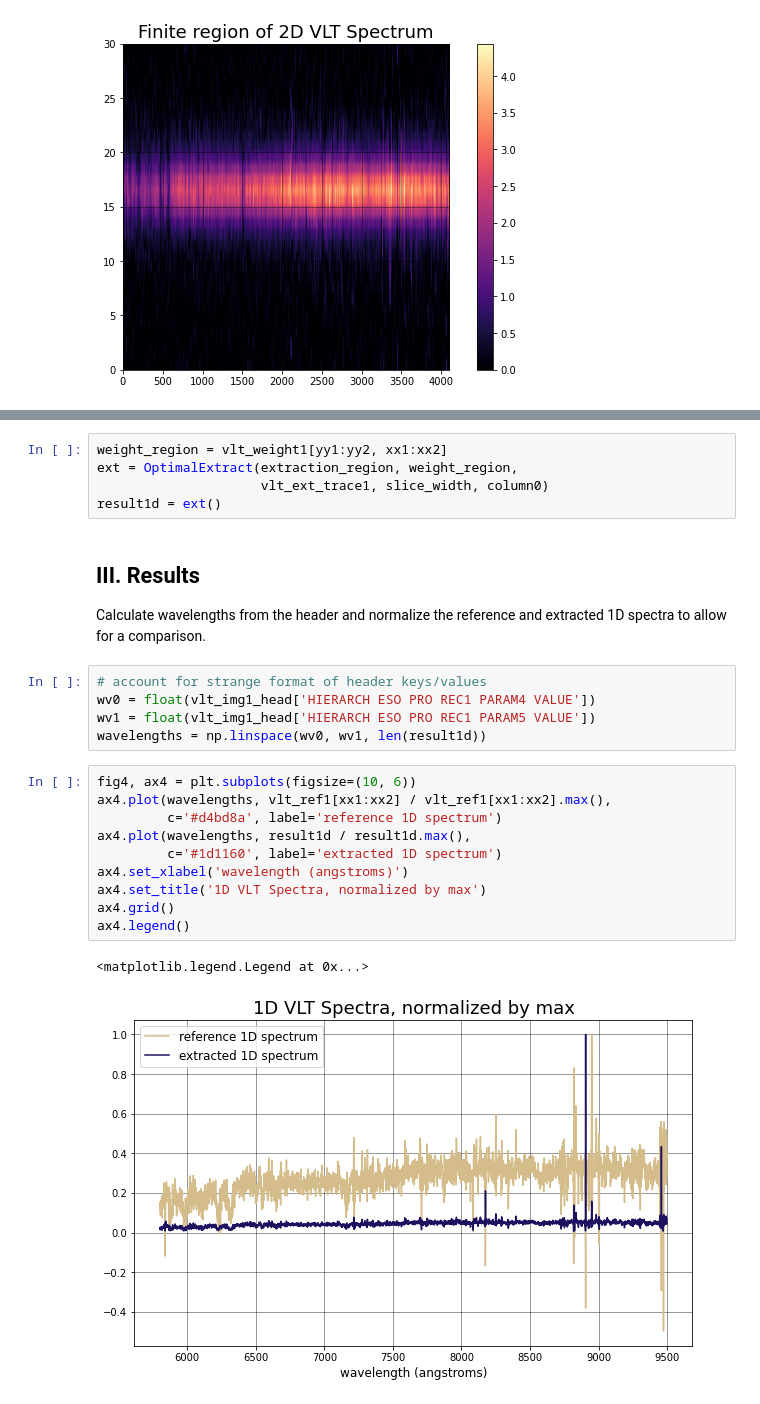
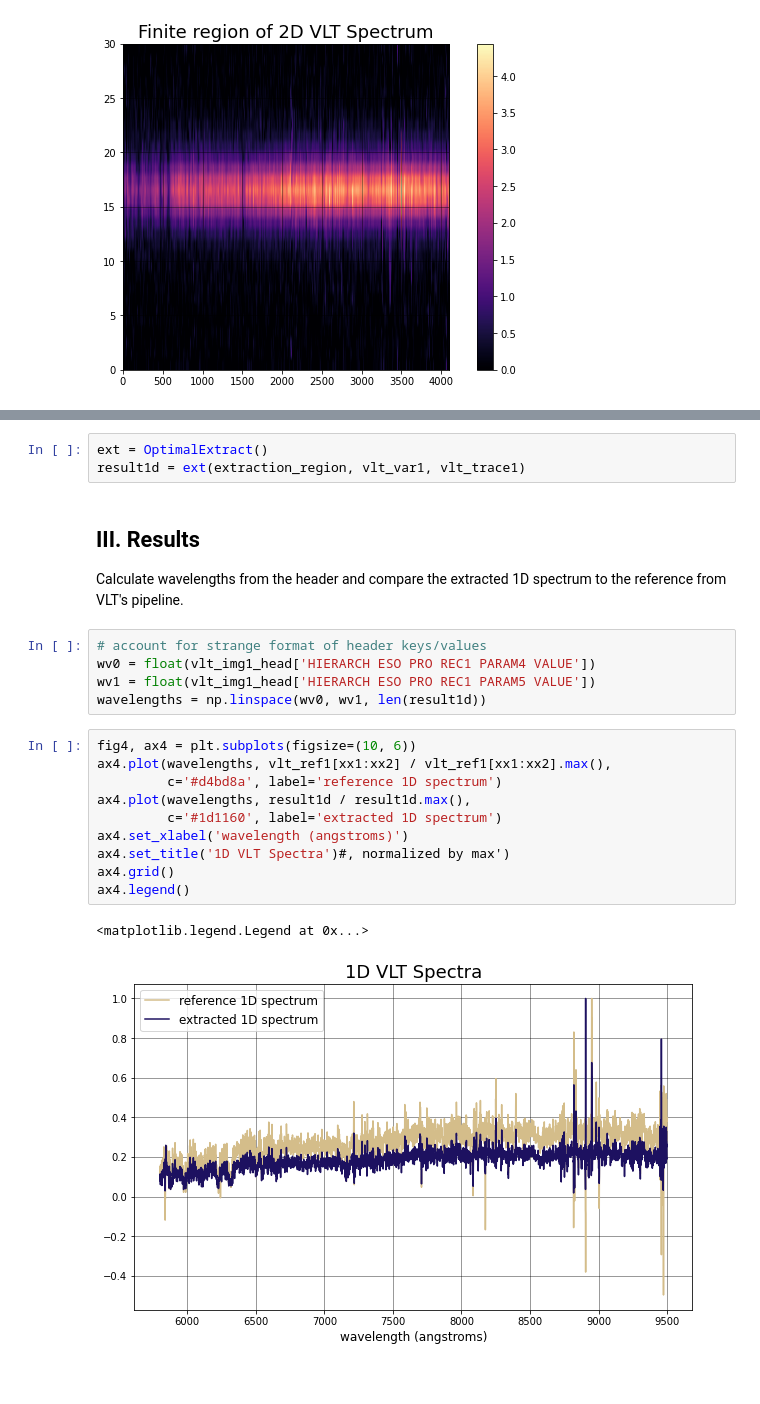
Before and after one commit to astropy/specreduce, a Jupyter notebook: notebook_sandbox/horne_extract/optimal_extract_VLT.ipynb, the cells around one changed output, grey strips where cells are left out. Saved outputs shown, nothing was run; the diff lists cells and outputs as text.

```diff
--- a/notebook_sandbox/horne_extract/optimal_extract_VLT.ipynb
+++ b/notebook_sandbox/horne_extract/optimal_extract_VLT.ipynb
@@ -328,27 +299,25 @@ class HorneExtract(OptimalExtract):
 # %%
-weight_region = vlt_weight1[yy1:yy2, xx1:xx2]
-ext = OptimalExtract(extraction_region, weight_region,
-                     vlt_ext_trace1, slice_width, column0)
-result1d = ext()
+ext = OptimalExtract()
+result1d = ext(extraction_region, vlt_var1, vlt_trace1)
 # %% [markdown]
 ## III. Results
-Calculate wavelengths from the header and normalize the reference and extracted 1D spectra to allow for a comparison.
+Calculate wavelengths from the header and compare the extracted 1D spectrum to the reference from VLT's pipeline.
 # %%
 # account for strange format of header keys/values
 wv0 = float(vlt_img1_head['HIERARCH ESO PRO REC1 PARAM4 VALUE'])
 wv1 = float(vlt_img1_head['HIERARCH ESO PRO REC1 PARAM5 VALUE'])
 wavelengths = np.linspace(wv0, wv1, len(result1d))
-# %%
-fig4, ax4 = plt.subplots(figsize=(10, 6))
-ax4.plot(wavelengths, vlt_ref1[xx1:xx2] / vlt_ref1[xx1:xx2].max(),
-         c='#d4bd8a', label='reference 1D spectrum')
-ax4.plot(wavelengths, result1d / result1d.max(),
-         c='#1d1160', label='extracted 1D spectrum')
-ax4.set_xlabel('wavelength (angstroms)')
-ax4.set_title('1D VLT Spectra, normalized by max')
-ax4.grid()
-ax4.legend()
-# %% [output]
-<matplotlib.legend.Legend at 0x...>
-[figure, removed]
+# %%
+fig4, ax4 = plt.subplots(figsize=(10, 6))
+ax4.plot(wavelengths, vlt_ref1[xx1:xx2] / vlt_ref1[xx1:xx2].max(),
+         c='#d4bd8a', label='reference 1D spectrum')
+ax4.plot(wavelengths, result1d / result1d.max(),
+         c='#1d1160', label='extracted 1D spectrum')
+ax4.set_xlabel('wavelength (angstroms)')
+ax4.set_title('1D VLT Spectra')#, normalized by max')
+ax4.grid()
+ax4.legend()
+# %% [output]
+<matplotlib.legend.Legend at 0x...>
+[figure, added]
 # %% [markdown]
```
Also changed, not shown: parts of 32 cells of this notebook.
